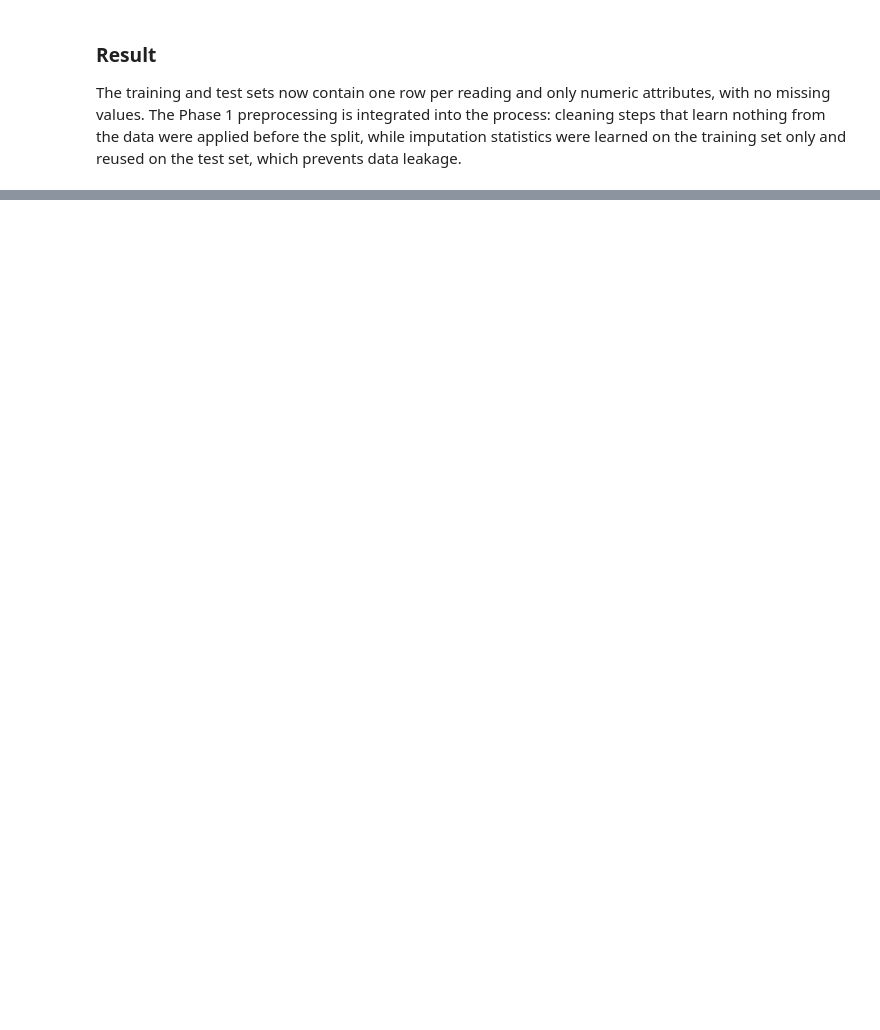
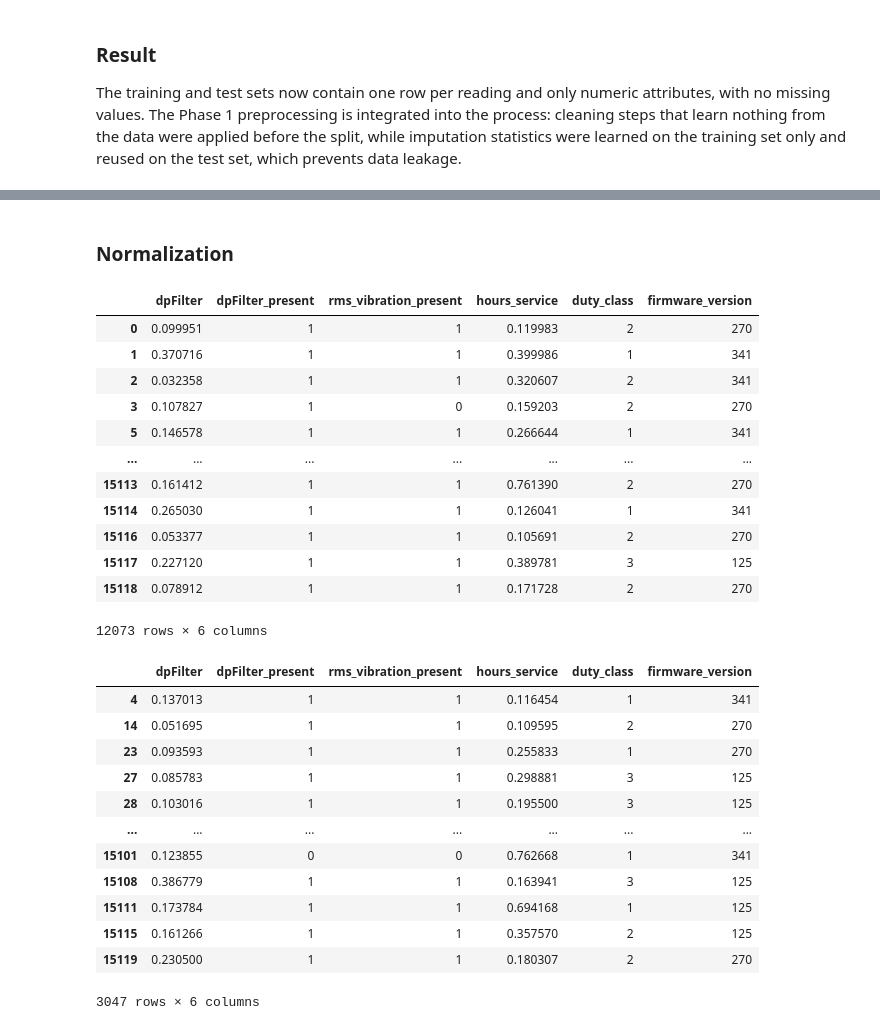
Before and after one commit to yegor-vin/Intelligent-data-analysis--project, a Jupyter notebook: phase-1-final.ipynb, the cells around one changed output, grey strips where cells are left out. Cells and saved outputs as stored; diff of their text form; code cells hidden in the pictures; blank space fills up the shorter version.

```diff
--- a/phase-1-final.ipynb
+++ b/phase-1-final.ipynb
@@ -2070,9 +2074,11 @@ Requirements: each observation is one row, and every attribute is numeric.
 # %%
+intColumns = ["firmware_version", "dpFilter_present", "rms_vibration_present", "duty_class"]
 def to_model_format(df):
     df = df.copy()
     version = df["firmware_version"].str.lstrip("v").str.split(".", expand=True).astype(int)
     df["firmware_version"] = version[0] * 100 + version[1] * 10 + version[2]
-    return df.astype(float)
+    df[intColumns] = df[intColumns].astype(int)
+    return df
 
 
 X_train = to_model_format(X_train)
@@ -2142,0 +2162,39 @@ training set only and reused on the test set, which prevents data leakage.
+# %% [markdown]
+### Normalization
+# %%
+cont = ["dpFilter", "hours_service"]
+
+scalerNorm = MinMaxScaler()
+X_train_norm = X_train.copy()
+X_test_norm = X_test.copy()
+X_train_norm[cont] = scalerNorm.fit_transform(X_train[cont])
+X_test_norm[cont] = scalerNorm.transform(X_test[cont])
+display(X_train_norm)
+display(X_test_norm)
+# %% [output]
+|  | dpFilter | dpFilter_present | rms_vibration_present | hours_service | duty_class | firmware_version |
+| 0 | 0.099951 | 1 | 1 | 0.119983 | 2 | 270 |
+| 1 | 0.370716 | 1 | 1 | 0.399986 | 1 | 341 |
+| 2 | 0.032358 | 1 | 1 | 0.320607 | 2 | 341 |
+| 3 | 0.107827 | 1 | 0 | 0.159203 | 2 | 270 |
+| 5 | 0.146578 | 1 | 1 | 0.266644 | 1 | 341 |
+| ... | ... | ... | ... | ... | ... | ... |
+| 15113 | 0.161412 | 1 | 1 | 0.761390 | 2 | 270 |
+| 15114 | 0.265030 | 1 | 1 | 0.126041 | 1 | 341 |
+| 15116 | 0.053377 | 1 | 1 | 0.105691 | 2 | 270 |
+| 15117 | 0.227120 | 1 | 1 | 0.389781 | 3 | 125 |
+| 15118 | 0.078912 | 1 | 1 | 0.171728 | 2 | 270 |
+12073 rows × 6 columns
+|  | dpFilter | dpFilter_present | rms_vibration_present | hours_service | duty_class | firmware_version |
+| 4 | 0.137013 | 1 | 1 | 0.116454 | 1 | 341 |
+| 14 | 0.051695 | 1 | 1 | 0.109595 | 2 | 270 |
+| 23 | 0.093593 | 1 | 1 | 0.255833 | 1 | 270 |
+| 27 | 0.085783 | 1 | 1 | 0.298881 | 3 | 125 |
+| 28 | 0.103016 | 1 | 1 | 0.195500 | 3 | 125 |
+| ... | ... | ... | ... | ... | ... | ... |
+| 15101 | 0.123855 | 0 | 0 | 0.762668 | 1 | 341 |
+| 15108 | 0.386779 | 1 | 1 | 0.163941 | 3 | 125 |
+| 15111 | 0.173784 | 1 | 1 | 0.694168 | 1 | 125 |
+| 15115 | 0.161266 | 1 | 1 | 0.357570 | 2 | 125 |
+| 15119 | 0.230500 | 1 | 1 | 0.180307 | 2 | 270 |
+3047 rows × 6 columns
```
Also changed, not shown: parts of 14 cells of this notebook.
